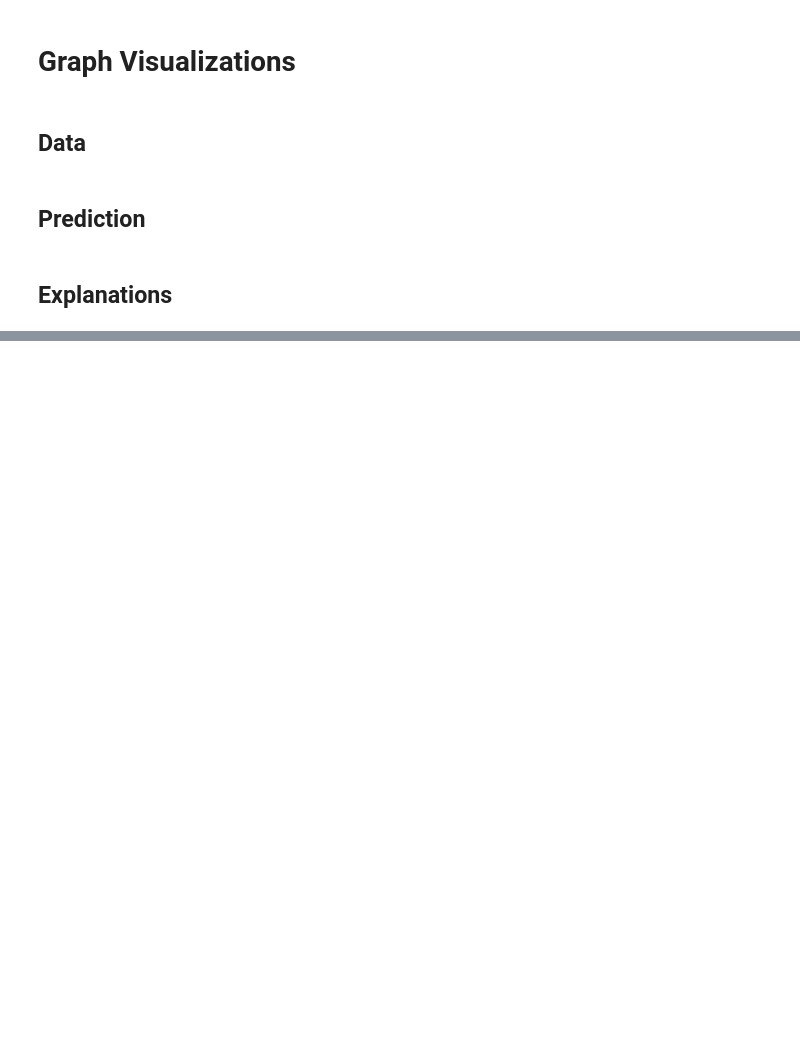
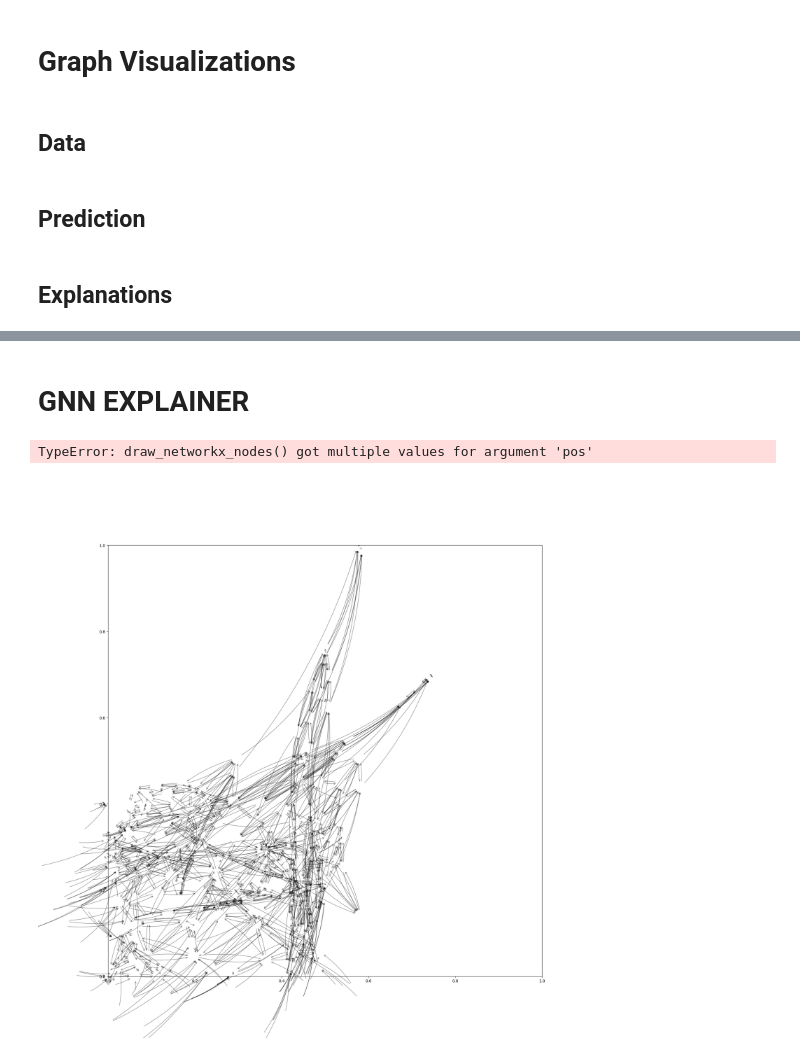
Before and after one commit to A-F-V/XAI-Cancer-Diagnosis, a Jupyter notebook: notebooks/explainability/graph_visualizations.ipynb, the cells around one changed output, grey strips where cells are left out. Drawn from its saved outputs; the diff is of its cells as text; code cells hidden in the pictures; blank space fills up the shorter version.

Commit message:
Experimenting (obviously unsuccessfully) with GNNExplainer

```diff
--- a/notebooks/explainability/graph_visualizations.ipynb
+++ b/notebooks/explainability/graph_visualizations.ipynb
@@ -76,12 +76,10 @@ cell_graph.x.requires_grad_(True)
 
 voting_graph = cell_to_voting_graph(cell_graph, cell_predict)
 voting_graph = graph_trans(voting_graph)
-voting_graph.x.requires_grad_(True)
-voting_graph.x.retain_grad()
+voting_graph.x= voting_graph.x.detach()
 #del cell_predictor
 
 # Make Final Prediction
 
-prediction = gnn_voter(voting_graph.x, voting_graph.edge_index, voting_graph.edge_attr,
-                        torch.zeros(voting_graph.x.shape[0]).long()).squeeze()
-prediction[prediction.argmax()].backward()
+
+#prediction[prediction.argmax()].backward()
@@ -139,0 +140,7 @@ plot_crop((X[i]))
+# %% [markdown]
+# GNN EXPLAINER
+# %%
+from torch_geometric.nn.models.gnn_explainer import GNNExplainer
+
+gnnexp = GNNExplainer(gnn_voter,epochs=10000,lr=1e-5)
+nm,em = gnnexp.explain_graph(voting_graph.x,voting_graph.edge_index,edge_attr=voting_graph.edge_attr)
@@ -139,0 +149,7 @@ plot_crop((X[i]))
+# %%
+plt.figure(figsize=(20,20))
+ax,G = gnnexp.visualize_subgraph(-1,voting_graph.edge_index,em)
+plt.show()
+# %% [output]
+TypeError: draw_networkx_nodes() got multiple values for argument 'pos'
+[figure, added]
```
Also changed, not shown: parts of 6 cells of this notebook, 2 other files.
